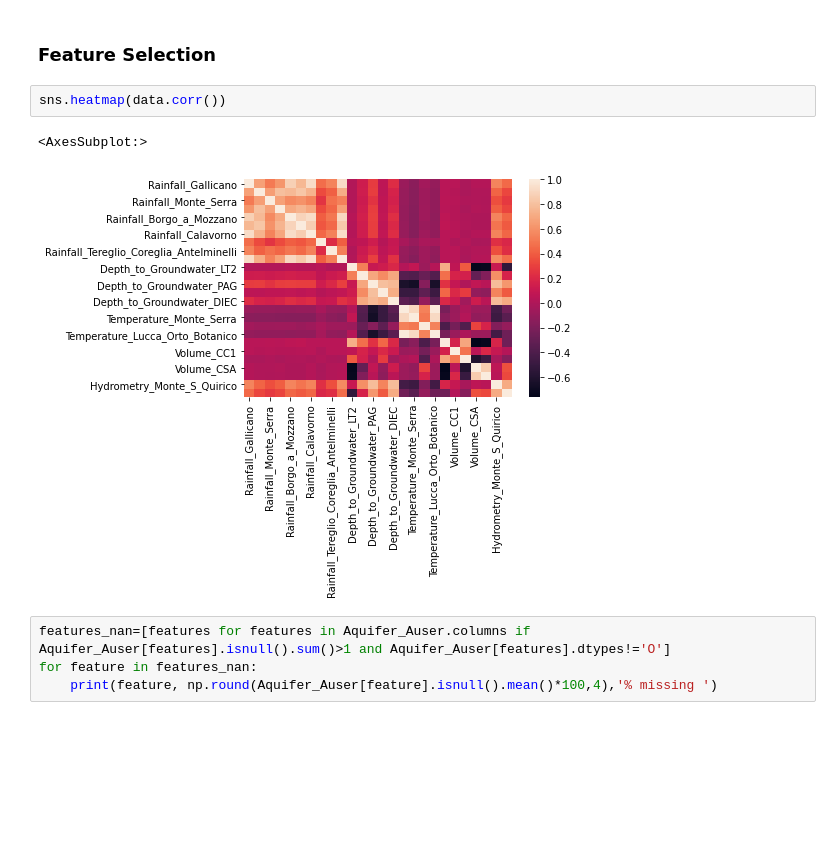
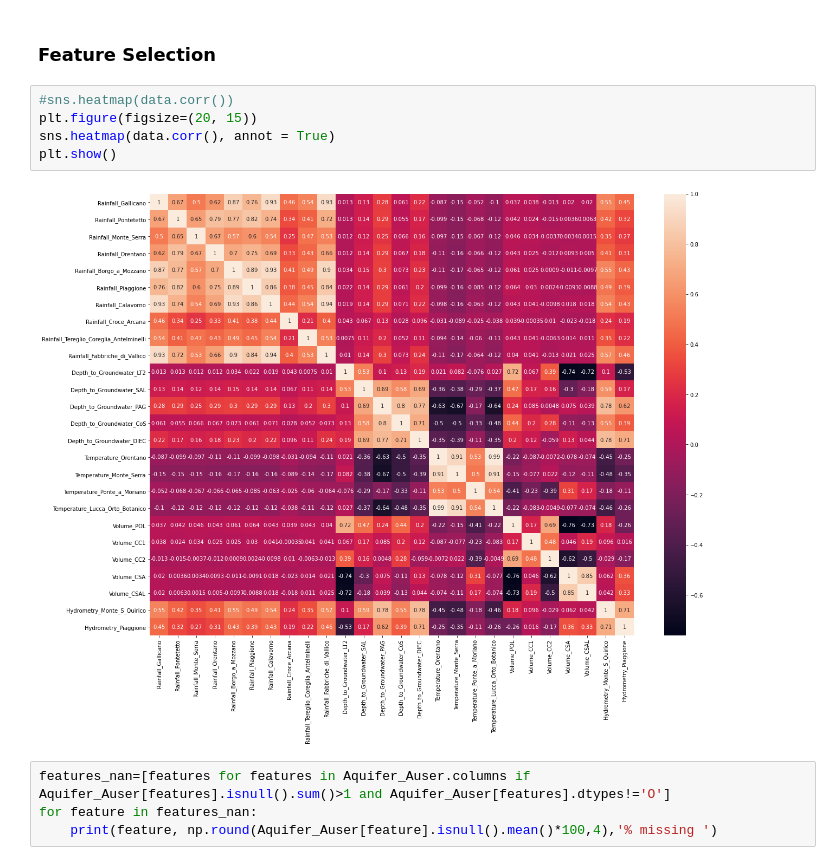
Before and after one commit to Himanth-Venati/Acea_Smart_Water_Analytics_ML, a Jupyter notebook: Acea_Smart_Water_Analytics_Aquifer_Auser.ipynb, the cells around one changed output. Saved outputs shown, nothing was run; the diff lists cells and outputs as text; blank space fills up the shorter version.

```diff
--- a/Acea_Smart_Water_Analytics_Aquifer_Auser.ipynb
+++ b/Acea_Smart_Water_Analytics_Aquifer_Auser.ipynb
@@ -80,11 +80,13 @@ data=Aquifer_Auser.copy()
 data.drop('Date',axis=1,inplace=True)
 # %% [markdown]
 ### Feature Selection
-# %%
-sns.heatmap(data.corr())
-# %% [output]
-<AxesSubplot:>
-[figure, removed]
+# %%
+#sns.heatmap(data.corr())
+plt.figure(figsize=(20, 15))
+sns.heatmap(data.corr(), annot = True)
+plt.show()
+# %% [output]
+[figure, added]
 # %%
 features_nan=[features for features in Aquifer_Auser.columns if Aquifer_Auser[features].isnull().sum()>1 and Aquifer_Auser[features].dtypes!='O']
 for feature in features_nan:
```
Also changed, not shown: parts of 11 cells of this notebook.
